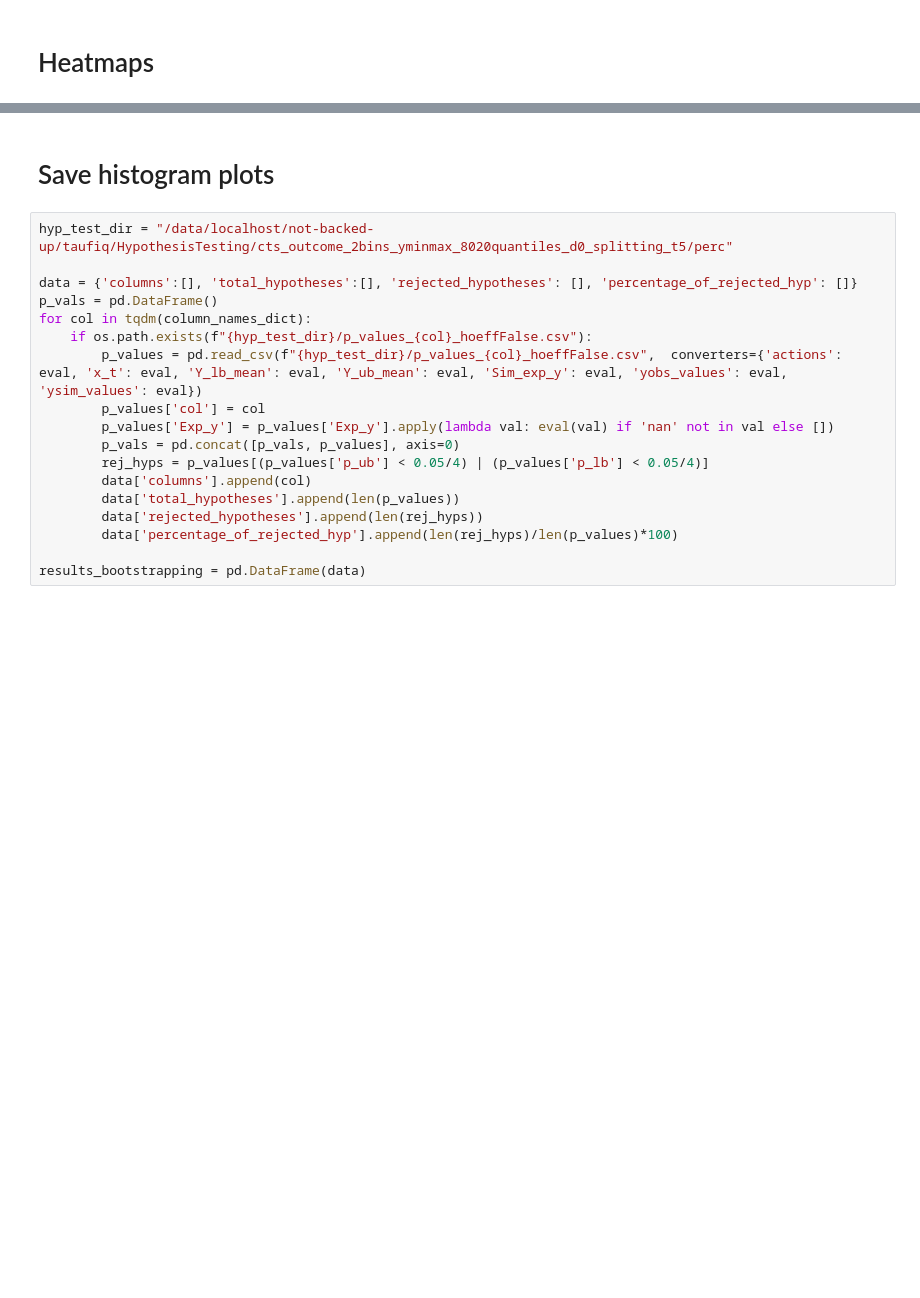
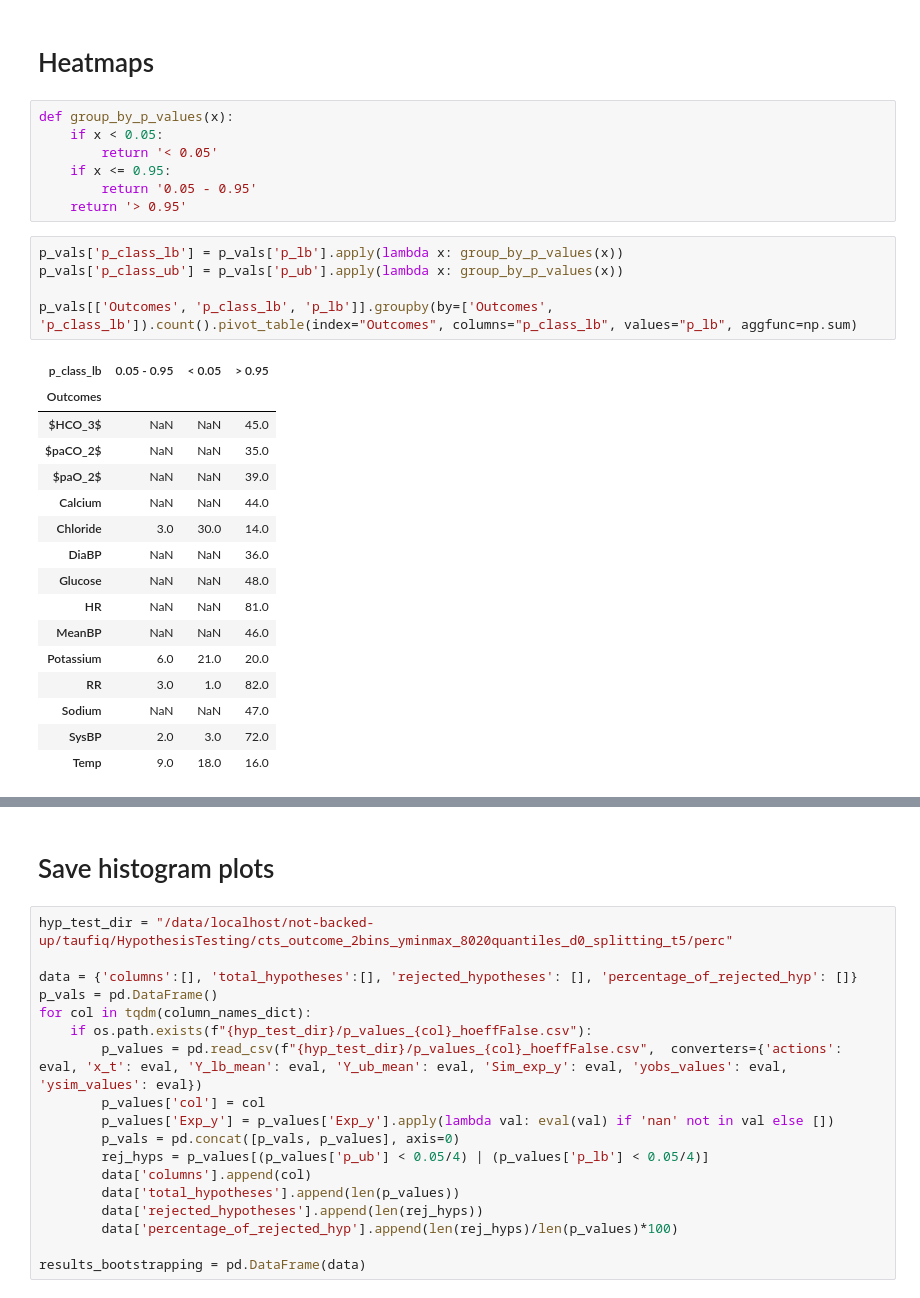
Before and after one commit to faaizT/CausalTwinAssessment, a Jupyter notebook: Hypothesis testing using Hoeffding.ipynb, the cells around one changed output, grey strips where cells are left out. Saved outputs shown, nothing was run; the diff lists cells and outputs as text; blank space fills up the shorter version.

```diff
--- a/Hypothesis testing using Hoeffding.ipynb
+++ b/Hypothesis testing using Hoeffding.ipynb
@@ -549,5 +565,34 @@ p_vals[p_vals['col']=='Chloride']
 # %% [markdown]
 # Heatmaps
+# %%
+def group_by_p_values(x):
+    if x < 0.05:
+        return '< 0.05'
+    if x <= 0.95:
+        return '0.05 - 0.95'
+    return '> 0.95'
+# %%
+p_vals['p_class_lb'] = p_vals['p_lb'].apply(lambda x: group_by_p_values(x))
+p_vals['p_class_ub'] = p_vals['p_ub'].apply(lambda x: group_by_p_values(x))
+
+p_vals[['Outcomes', 'p_class_lb', 'p_lb']].groupby(by=['Outcomes', 'p_class_lb']).count().pivot_table(index="Outcomes", columns="p_class_lb", values="p_lb", aggfunc=np.sum)
+# %% [output]
+| p_class_lb | 0.05 - 0.95 | < 0.05 | > 0.95 |
+| Outcomes |  |  |  |
+| $HCO_3$ | NaN | NaN | 45.0 |
+| $paCO_2$ | NaN | NaN | 35.0 |
+| $paO_2$ | NaN | NaN | 39.0 |
+| Calcium | NaN | NaN | 44.0 |
+| Chloride | 3.0 | 30.0 | 14.0 |
+| DiaBP | NaN | NaN | 36.0 |
+| Glucose | NaN | NaN | 48.0 |
+| HR | NaN | NaN | 81.0 |
+| MeanBP | NaN | NaN | 46.0 |
+| Potassium | 6.0 | 21.0 | 20.0 |
+| RR | 3.0 | 1.0 | 82.0 |
+| Sodium | NaN | NaN | 47.0 |
+| SysBP | 2.0 | 3.0 | 72.0 |
+| Temp | 9.0 | 18.0 | 16.0 |
 # %%
 import HypothesisTesting
 
```
Also changed, not shown: parts of 24 cells of this notebook, 1 other file.
